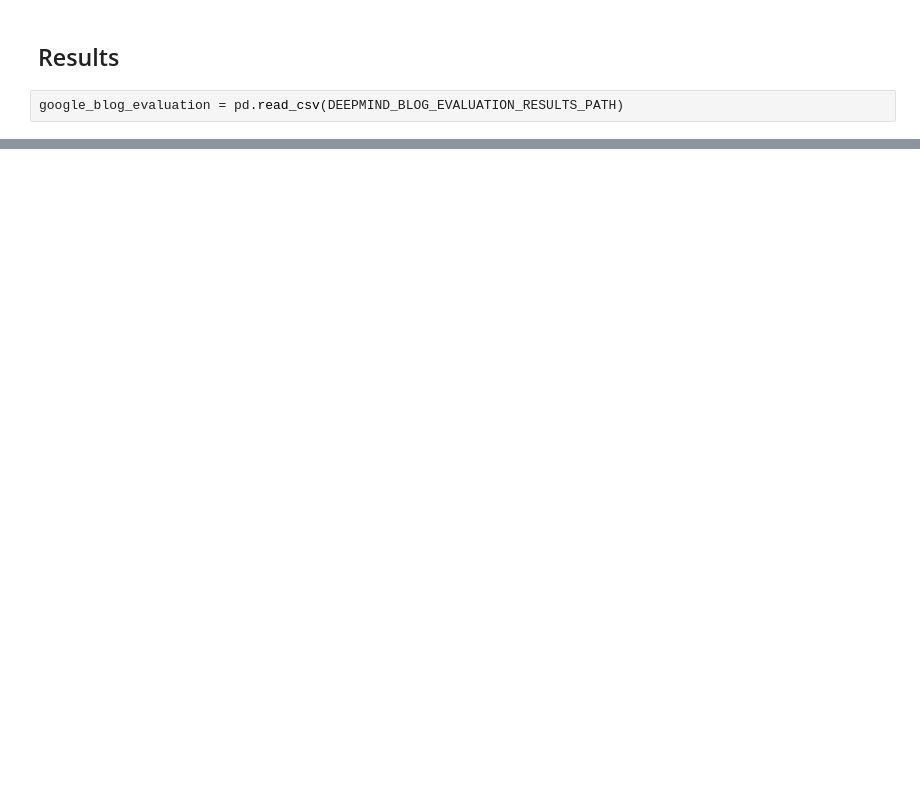
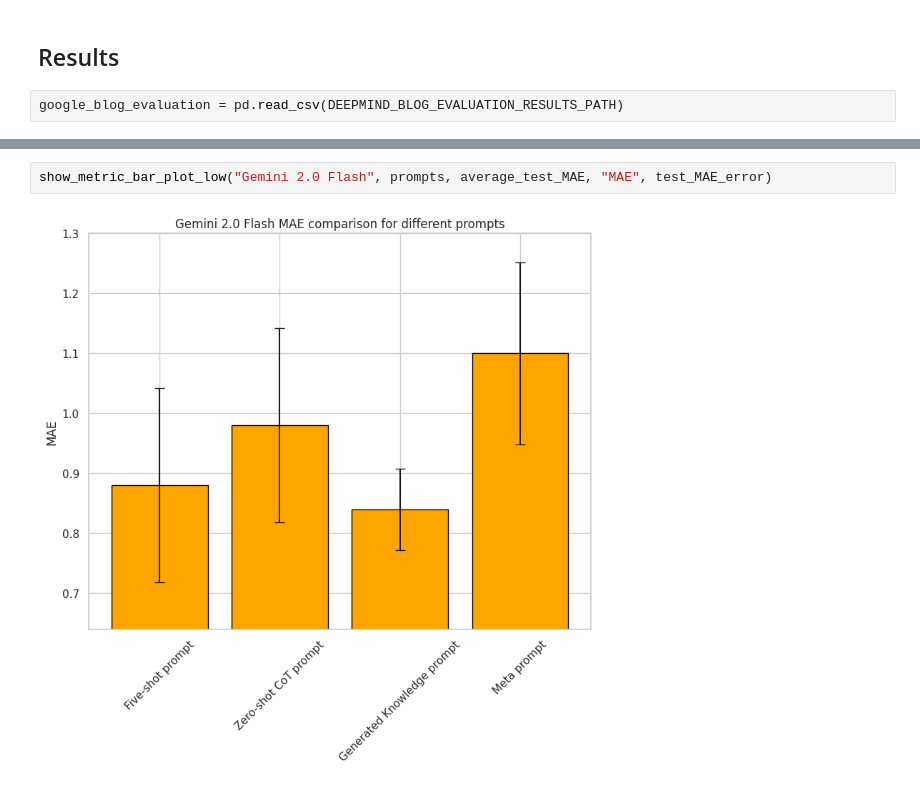
Before and after one commit to daKostych/Bachelor-Project-2025, a Jupyter notebook: llm_blog_generator/experiments/llm_blog_evaluator.ipynb, the cells around one changed output, grey strips where cells are left out. Cells and saved outputs as stored; diff of their text form; blank space fills up the shorter version.

```diff
--- a/llm_blog_generator/experiments/llm_blog_evaluator.ipynb
+++ b/llm_blog_generator/experiments/llm_blog_evaluator.ipynb
@@ -1293,0 +1391,4 @@ plt.show()
+# %%
+show_metric_bar_plot_low("Gemini 2.0 Flash", prompts, average_test_MAE, "MAE", test_MAE_error)
+# %% [output]
+[figure, added]
```
Also changed, not shown: parts of 59 cells of this notebook.
